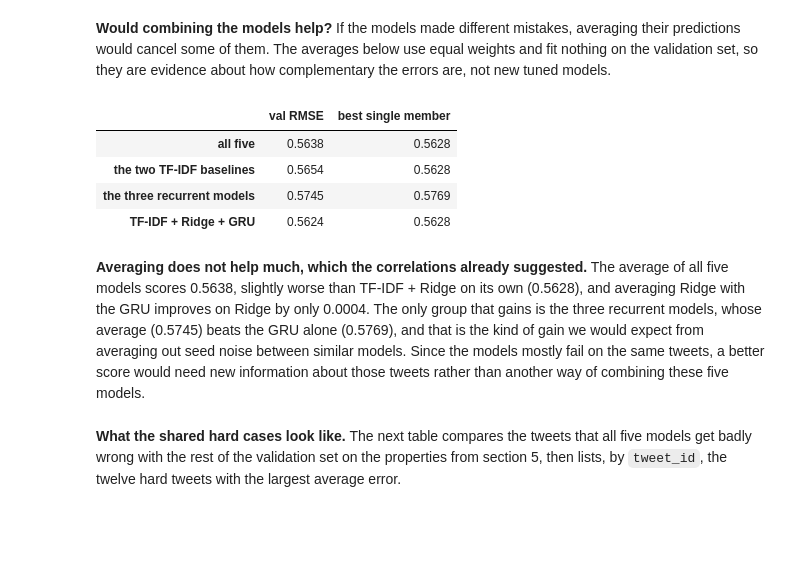
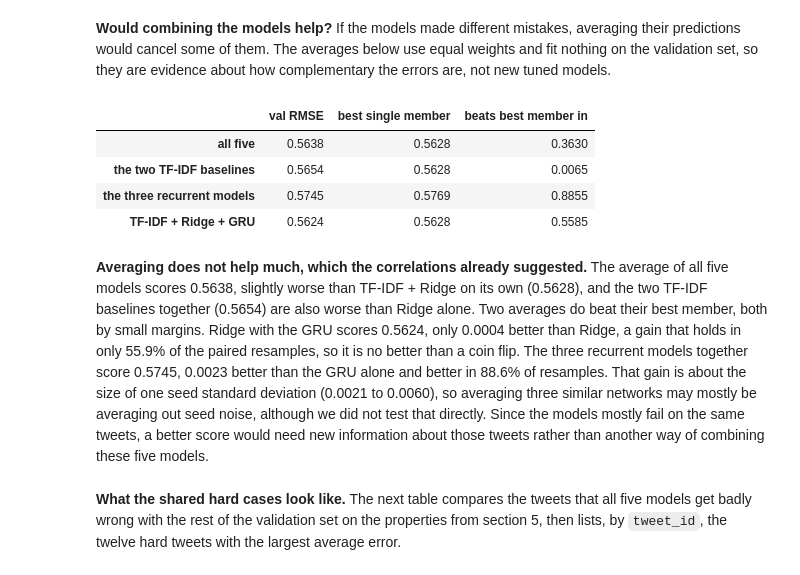
Before and after one commit to Adossi-design/vaccine-sentiment-sequential-models, a Jupyter notebook: notebooks/05_model_comparison_and_error_analysis.ipynb, the cells around one changed output. Saved outputs shown, nothing was run; the diff lists cells and outputs as text; code cells hidden in the pictures; blank space fills up the shorter version.

```diff
--- a/notebooks/05_model_comparison_and_error_analysis.ipynb
+++ b/notebooks/05_model_comparison_and_error_analysis.ipynb
@@ -162,7 +162,7 @@ for key, name in MODELS.items():
         "RMSE clipped": common.rmse(y, np.clip(pred, -1, 1)),
         "MAE": mae(y, pred),
         "seed mean": seeds.mean() if seeds is not None else np.nan,
-        "seed sd": seeds.std() if seeds is not None else 0.0,
+        "seed sd": seeds.std() if seeds is not None else np.nan,  # one deterministic run: not applicable
         "seeds": len(seeds) if seeds is not None else 1,
         f"beats {MODELS[BEST]} in": np.mean(boot[key] < boot[BEST]) if key != BEST else np.nan,
     })
@@ -362,3 +408,20 @@ print("Extra RMSE on tweets with a negation:", ", ".join(f"{name} {gap:.3f}" for
 |  | up to 10% | 655 | 0.594 | 0.601 | 0.610 | 0.609 | 0.620 |
 |  | over 10% | 653 | 0.556 | 0.566 | 0.570 | 0.569 | 0.564 |
 Extra RMSE on tweets with a negation: TF-IDF + Ridge 0.063, TF-IDF + SVR 0.062, GRU 0.066, LSTM 0.068, Simple RNN 0.069
+# %%
+# Tweets with a negation have a different label mix, so the pooled gap above mixes that change
+# with any effect of the negation itself. Split by true label to separate the two.
+print("Share of each true label among tweets with and without a negation:")
+display(pd.crosstab(T["negation"].map({True: "with negation", False: "without"}), T["label"], normalize="index").round(3))
+
+neg_rows = {}
+for label, name in [(-1, "negative (-1)"), (0, "neutral (0)"), (1, "positive (1)")]:
+    for has_negation, tag in [(True, "with negation"), (False, "without")]:
+        mask = ((T["label"] == label) & (T["negation"] == has_negation)).to_numpy()
+        neg_rows[(name, tag)] = {"tweets": int(mask.sum()),
+                                 **{MODELS[k]: common.rmse(y[mask], P[k].to_numpy()[mask]) for k in comparison.index}}
+by_negation = pd.DataFrame(neg_rows).T
+display(by_negation.round(3))
+within_gap = (by_negation.xs("with negation", level=1) - by_negation.xs("without", level=1)).drop(columns="tweets")
+print("Change in RMSE when a tweet contains a negation, within each true label:")
+display(within_gap.round(3))
@@ -444,22 +525,26 @@ Correlation of the models' errors (prediction minus true label):
 # %%
 averages = {
     "all five": list(MODELS),
     "the two TF-IDF baselines": ["ridge", "svr"],
     "the three recurrent models": ["rnn", "lstm", "gru"],
     f"{MODELS[BEST]} + GRU": [BEST, "gru"],
 }
-display(pd.DataFrame({
-    "val RMSE": {name: common.rmse(y, P[keys].mean(axis=1)) for name, keys in averages.items()},
-    "best single member": {name: min(common.rmse(y, P[k]) for k in keys) for name, keys in averages.items()},
-}).round(4))
+rows = {}
+for name, keys in averages.items():
+    best_member = min(keys, key=lambda k: common.rmse(y, P[k]))
+    average = P[keys].mean(axis=1).to_numpy()
+    rows[name] = {"val RMSE": common.rmse(y, average),
+                  "best single member": common.rmse(y, P[best_member]),
+                  "beats best member in": np.mean(boot_rmse(average) < boot[best_member])}  # same paired resamples as section 3
+display(pd.DataFrame(rows).T.round(4))
 # %% [output]
-|  | val RMSE | best single member |
-| all five | 0.5638 | 0.5628 |
-| the two TF-IDF baselines | 0.5654 | 0.5628 |
-| the three recurrent models | 0.5745 | 0.5769 |
-| TF-IDF + Ridge + GRU | 0.5624 | 0.5628 |
+|  | val RMSE | best single member | beats best member in |
+| all five | 0.5638 | 0.5628 | 0.3630 |
+| the two TF-IDF baselines | 0.5654 | 0.5628 | 0.0065 |
+| the three recurrent models | 0.5745 | 0.5769 | 0.8855 |
+| TF-IDF + Ridge + GRU | 0.5624 | 0.5628 | 0.5585 |
 # %% [markdown]
-**Averaging does not help much, which the correlations already suggested.** The average of all five models scores 0.5638, slightly worse than TF-IDF + Ridge on its own (0.5628), and averaging Ridge with the GRU improves on Ridge by only 0.0004. The only group that gains is the three recurrent models, whose average (0.5745) beats the GRU alone (0.5769), and that is the kind of gain we would expect from averaging out seed noise between similar models. Since the models mostly fail on the same tweets, a better score would need new information about those tweets rather than another way of combining these five models.
+**Averaging does not help much, which the correlations already suggested.** The average of all five models scores 0.5638, slightly worse than TF-IDF + Ridge on its own (0.5628), and the two TF-IDF baselines together (0.5654) are also worse than Ridge alone. Two averages do beat their best member, both by small margins. Ridge with the GRU scores 0.5624, only 0.0004 better than Ridge, a gain that holds in only 55.9% of the paired resamples, so it is no better than a coin flip. The three recurrent models together score 0.5745, 0.0023 better than the GRU alone and better in 88.6% of resamples. That gain is about the size of one seed standard deviation (0.0021 to 0.0060), so averaging three similar networks may mostly be averaging out seed noise, although we did not test that directly. Since the models mostly fail on the same tweets, a better score would need new information about those tweets rather than another way of combining these five models.
 # %% [markdown]
 **What the shared hard cases look like.** The next table compares the tweets that all five models get badly wrong with the rest of the validation set on the properties from section 5, then lists, by `tweet_id`, the twelve hard tweets with the largest average error.
 # %%
```
Also changed, not shown: parts of 11 cells of this notebook, 1 other file.
